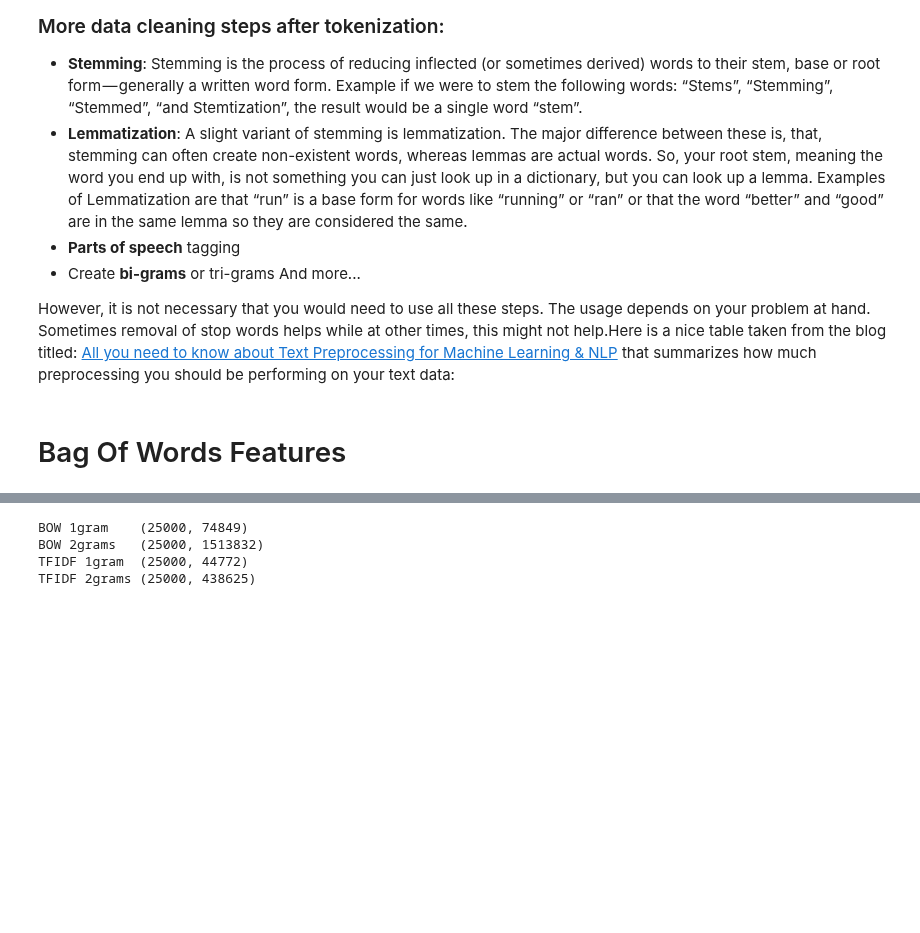
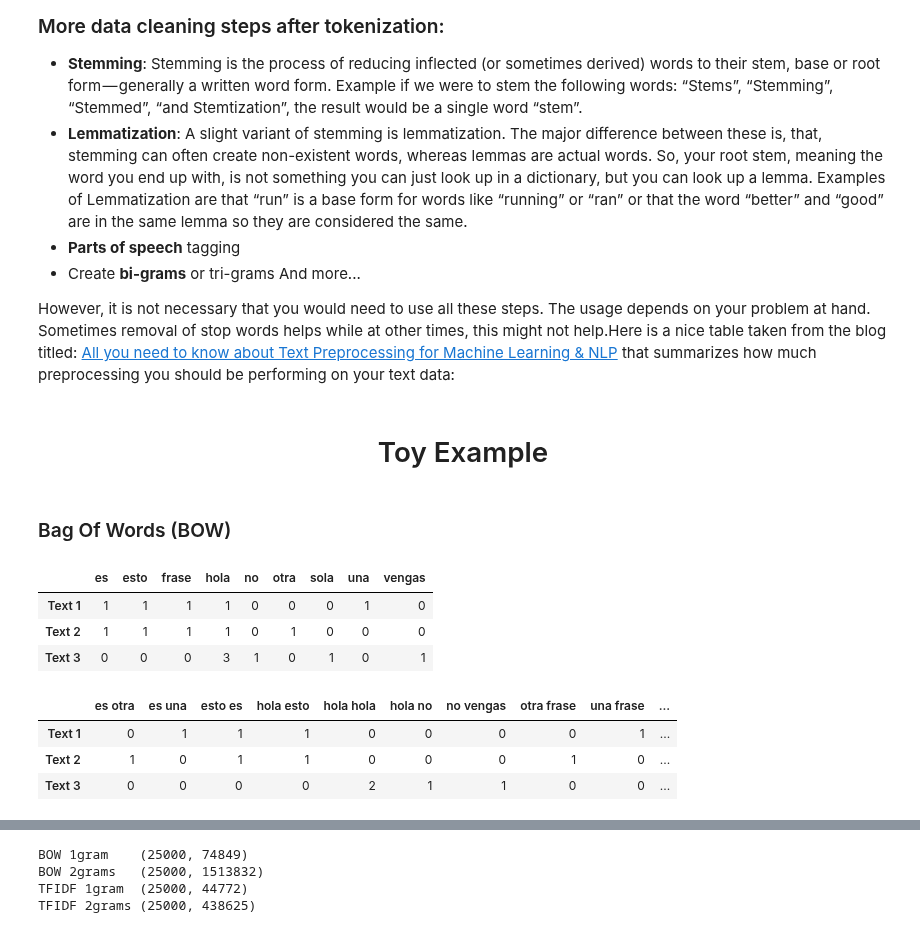
Before and after one commit to SaturdaysAI-Murcia/machine-learning, a Jupyter notebook: 4. NLP/4.2 Tf-Idf + 2grams.ipynb, the cells around one changed output, grey strips where cells are left out. Cells and saved outputs as stored; diff of their text form; code cells hidden in the pictures; blank space fills up the shorter version.

```diff
--- a/4. NLP/4.2 Tf-Idf + 2grams.ipynb
+++ b/4. NLP/4.2 Tf-Idf + 2grams.ipynb
@@ -88,5 +88,33 @@ Before we start with any NLP project we need to pre-process the data to get it a
 - Create **bi-grams** or tri-grams And more...
 
 However, it is not necessary that you would need to use all these steps. The usage depends on your problem at hand. Sometimes removal of stop words helps while at other times, this might not help.Here is a nice table taken from the blog titled: [All you need to know about Text Preprocessing for Machine Learning & NLP](https://kavita-ganesan.com/text-preprocessing-tutorial) that summarizes how much preprocessing you should be performing on your text data:
+# %% [markdown]
+# <center> Toy Example
+# %%
+texts = [
+    'Hola esto es una frase',
+    'Hola esto es otra frase',
+    'Hola hola hola, no vengas sola'
+]
 # %% [markdown]
-# Bag Of Words Features
+### Bag Of Words (BOW)
+# %%
+bow = CountVectorizer()
+texts_bow = bow.fit_transform(texts)
+tokens = bow.get_feature_names()
+pd.DataFrame(data=texts_bow.toarray(), index=['Text 1', 'Text 2', "Text 3"], columns=tokens)
+# %% [output]
+|  | es | esto | frase | hola | no | otra | sola | una | vengas |
+| Text 1 | 1 | 1 | 1 | 1 | 0 | 0 | 0 | 1 | 0 |
+| Text 2 | 1 | 1 | 1 | 1 | 0 | 1 | 0 | 0 | 0 |
+| Text 3 | 0 | 0 | 0 | 3 | 1 | 0 | 1 | 0 | 1 |
+# %%
+bow = CountVectorizer(ngram_range=(2, 2))
+texts_bow = bow.fit_transform(texts)
+tokens = bow.get_feature_names()
+pd.DataFrame(data=texts_bow.toarray(), index=['Text 1', 'Text 2', "Text 3"], columns=tokens)
+# %% [output]
+|  | es otra | es una | esto es | hola esto | hola hola | hola no | no vengas | otra frase | una frase | ... |
+| Text 1 | 0 | 1 | 1 | 1 | 0 | 0 | 0 | 0 | 1 | ... |
+| Text 2 | 1 | 0 | 1 | 1 | 0 | 0 | 0 | 1 | 0 | ... |
+| Text 3 | 0 | 0 | 0 | 0 | 2 | 1 | 1 | 0 | 0 | ... |
```
Also changed, not shown: parts of 12 cells of this notebook, 2 other files.
